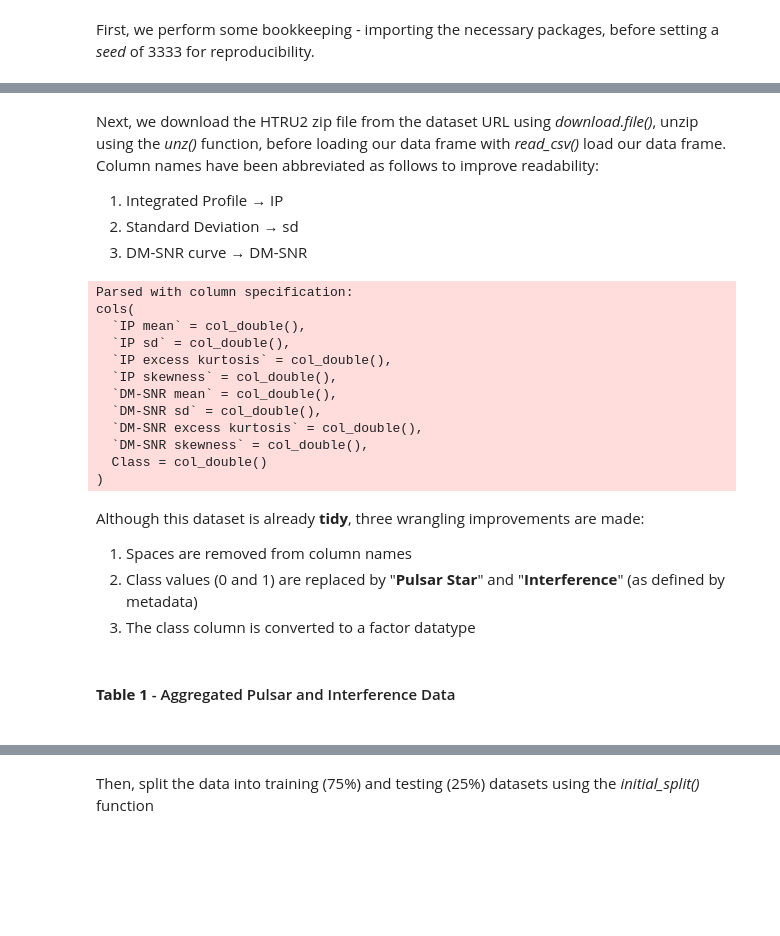
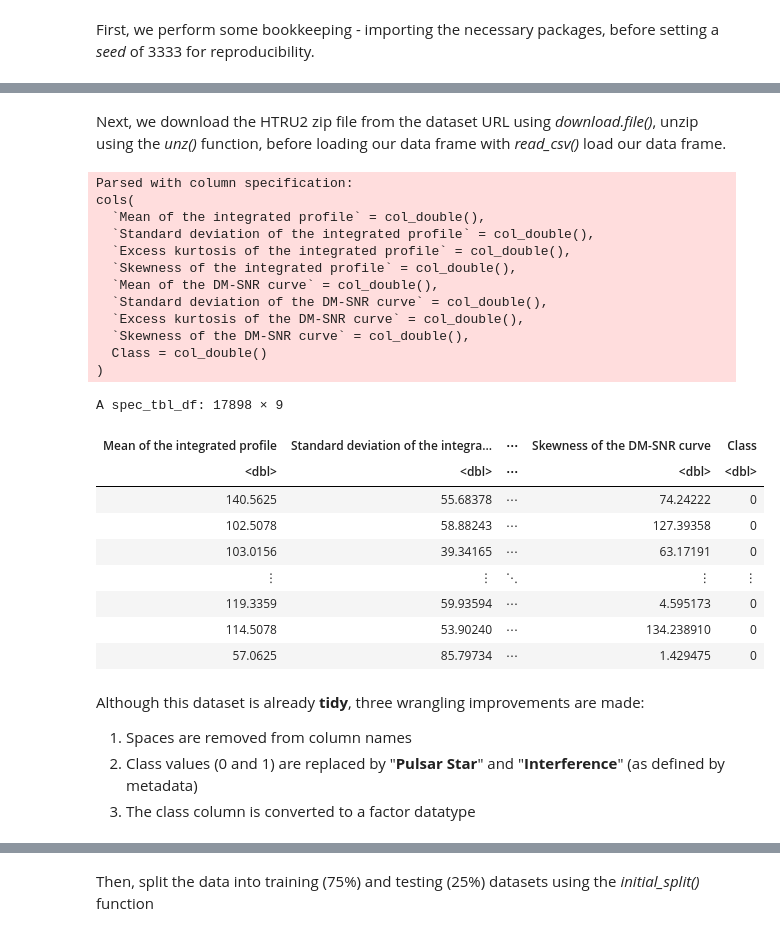
Before and after one commit to Remembria/Group-Analysis-of-Pulsar-Signalling, a Jupyter notebook: Group_Project_Report.ipynb, the cells around one changed output, grey strips where cells are left out. Saved outputs shown, nothing was run; the diff lists cells and outputs as text; code cells hidden in the pictures; blank space fills up the shorter version.

```diff
--- a/Group_Project_Report.ipynb
+++ b/Group_Project_Report.ipynb
@@ -40,39 +58,45 @@ set.seed(3333)
 # %% [markdown]
-Next, we download the HTRU2 zip file from the dataset URL using *download.file()*, unzip using the *unz()* function, before loading our data frame with *read_csv()* load our data frame. Column names have been abbreviated as follows to improve readability: <br />
-<ol>
-  <li>Integrated Profile &rarr; IP</li>
-  <li>Standard Deviation &rarr; sd</li>
-  <li>DM-SNR curve &rarr; DM-SNR</li>
-</ol>
+Next, we download the HTRU2 zip file from the dataset URL using *download.file()*, unzip using the *unz()* function, before loading our data frame with *read_csv()* load our data frame.
 # %%
 HTRU2_url = "https://archive.ics.uci.edu/ml/machine-learning-databases/00372/HTRU2.zip"
 
 download.file(HTRU2_url, destfile = "HTRU_2.zip")
 
 #Unz used here as the downloaded file in question is not a raw csv file - but a .zip file with a csv file inside
 HTRU_df <- unz("HTRU_2.zip", "HTRU_2.csv") %>%
-    read_csv(col_names = c("IP mean",
-                           "IP sd",
-                           "IP excess kurtosis",
-                           "IP skewness",
-                           "DM-SNR mean",
-                           "DM-SNR sd",
-                           "DM-SNR excess kurtosis",
-                           "DM-SNR skewness",
+    read_csv(col_names = c("Mean of the integrated profile",
+                           "Standard deviation of the integrated profile",
+                           "Excess kurtosis of the integrated profile",
+                           "Skewness of the integrated profile",
+                           "Mean of the DM-SNR curve",
+                           "Standard deviation of the DM-SNR curve",
+                           "Excess kurtosis of the DM-SNR curve",
+                           "Skewness of the DM-SNR curve",
                            "Class"))
+HTRU_df
 # %% [output]
 Parsed with column specification:
 cols(
-  `IP mean` = col_double(),
-  `IP sd` = col_double(),
-  `IP excess kurtosis` = col_double(),
-  `IP skewness` = col_double(),
-  `DM-SNR mean` = col_double(),
-  `DM-SNR sd` = col_double(),
-  `DM-SNR excess kurtosis` = col_double(),
-  `DM-SNR skewness` = col_double(),
+  `Mean of the integrated profile` = col_double(),
+  `Standard deviation of the integrated profile` = col_double(),
+  `Excess kurtosis of the integrated profile` = col_double(),
+  `Skewness of the integrated profile` = col_double(),
+  `Mean of the DM-SNR curve` = col_double(),
+  `Standard deviation of the DM-SNR curve` = col_double(),
+  `Excess kurtosis of the DM-SNR curve` = col_double(),
+  `Skewness of the DM-SNR curve` = col_double(),
   Class = col_double()
 )
+A spec_tbl_df: 17898 × 9
+| Mean of the integrated profile | Standard deviation of the integra... | ⋯ | Skewness of the DM-SNR curve | Class |
+| <dbl> | <dbl> | ⋯ | <dbl> | <dbl> |
+| 140.5625 | 55.68378 | ⋯ | 74.24222 | 0 |
+| 102.5078 | 58.88243 | ⋯ | 127.39358 | 0 |
+| 103.0156 | 39.34165 | ⋯ | 63.17191 | 0 |
+| ⋮ | ⋮ | ⋱ | ⋮ | ⋮ |
+| 119.3359 | 59.93594 | ⋯ | 4.595173 | 0 |
+| 114.5078 | 53.90240 | ⋯ | 134.238910 | 0 |
+| 57.0625 | 85.79734 | ⋯ | 1.429475 | 0 |
 # %% [markdown]
 Although this dataset is already **tidy**,  three wrangling improvements are made:
 <ol>
@@ -87,5 +110,3 @@ colnames(HTRU_df) <- make.names(colnames(HTRU_df))
 #the ifelse() function is used here to read the 0 or 1 class values, then exchange with "Pulsar Star" or "Interference" characters respectively
 pulsar_df <- HTRU_df %>%
     mutate(Class = as.factor(ifelse(Class == 1, "Pulsar Star", "Interference")))
-# %% [markdown]
-<h4><b>Table 1</b> - Aggregated Pulsar and Interference Data<h4>
```
Also changed, not shown: parts of 38 cells of this notebook.
